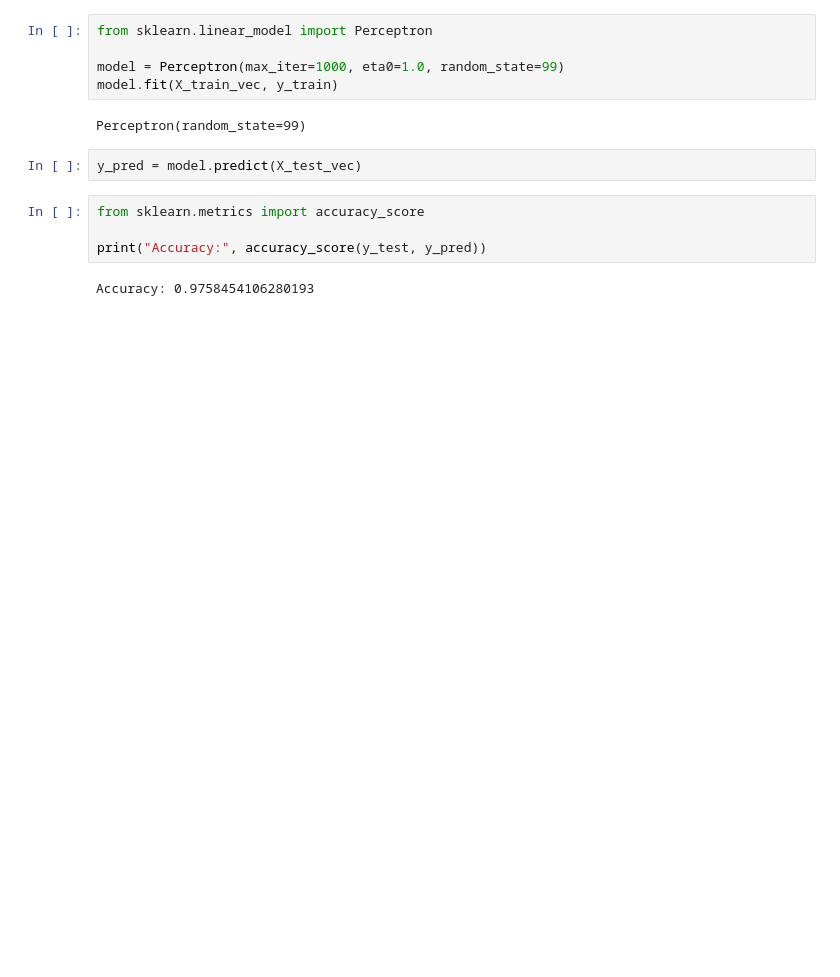
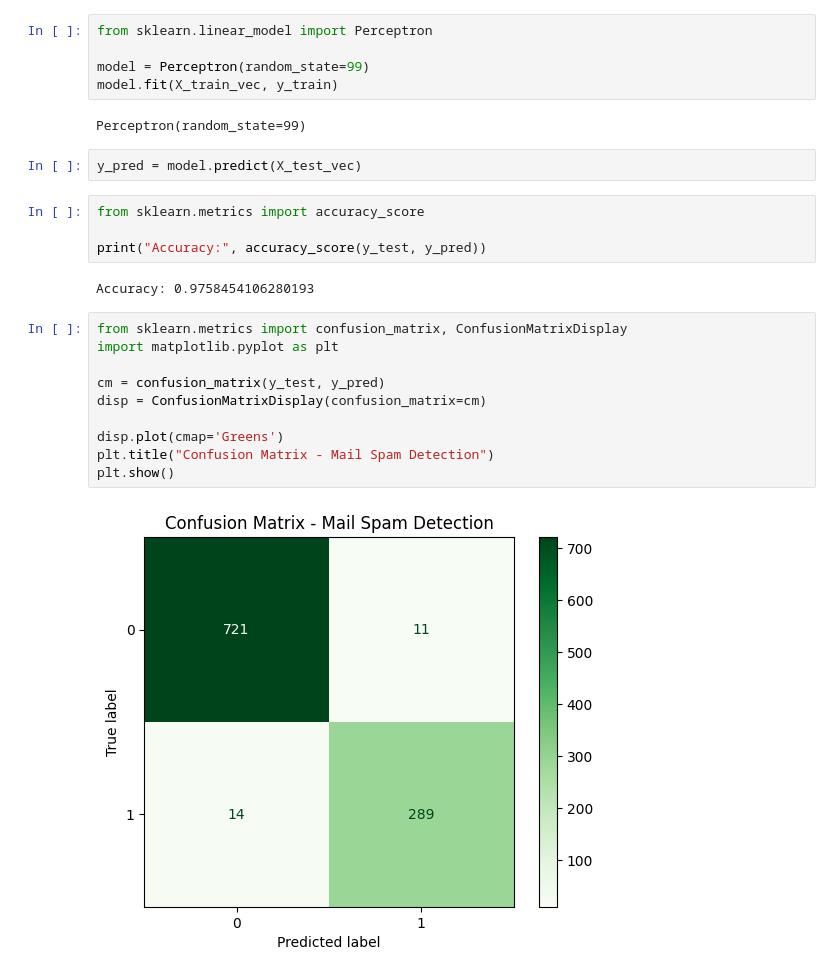
Before and after one commit to k0msenapati/ML_Lab, a Jupyter notebook: mail_spam_detection_perceptron.ipynb, the cells around one changed output. Saved outputs shown, nothing was run; the diff lists cells and outputs as text; blank space fills up the shorter version.

```diff
--- a/mail_spam_detection_perceptron.ipynb
+++ b/mail_spam_detection_perceptron.ipynb
@@ -27,7 +27,7 @@ X_test_vec = vectorizer.transform(X_test)
 # %%
 from sklearn.linear_model import Perceptron
 
-model = Perceptron(max_iter=1000, eta0=1.0, random_state=99)
+model = Perceptron(random_state=99)
 model.fit(X_train_vec, y_train)
 # %% [output]
 Perceptron(random_state=99)
@@ -39,3 +39,15 @@ from sklearn.metrics import accuracy_score
 print("Accuracy:", accuracy_score(y_test, y_pred))
 # %% [output]
 Accuracy: 0.9758454106280193
+# %%
+from sklearn.metrics import confusion_matrix, ConfusionMatrixDisplay
+import matplotlib.pyplot as plt
+
+cm = confusion_matrix(y_test, y_pred)
+disp = ConfusionMatrixDisplay(confusion_matrix=cm)
+
+disp.plot(cmap='Greens')
+plt.title("Confusion Matrix - Mail Spam Detection")
+plt.show()
+# %% [output]
+[figure, added]
```
Also changed, not shown: 1 other file.
